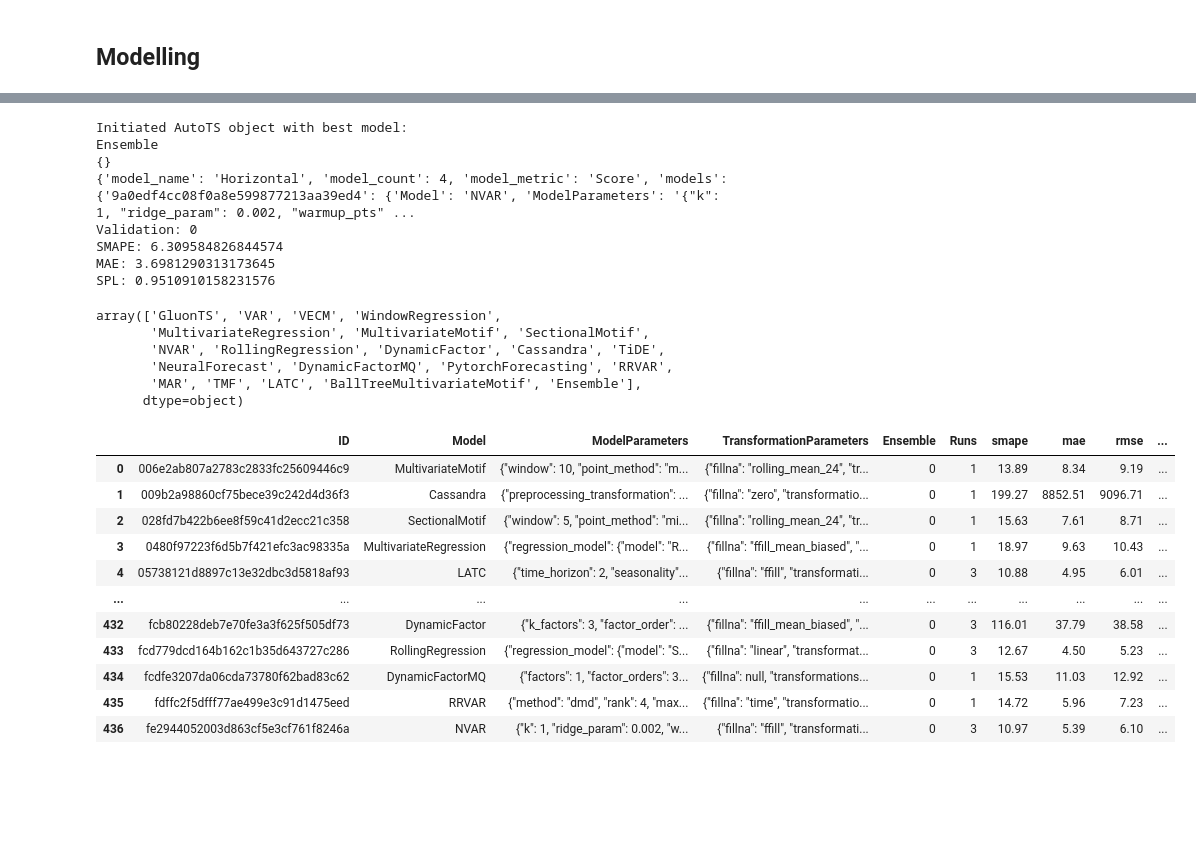
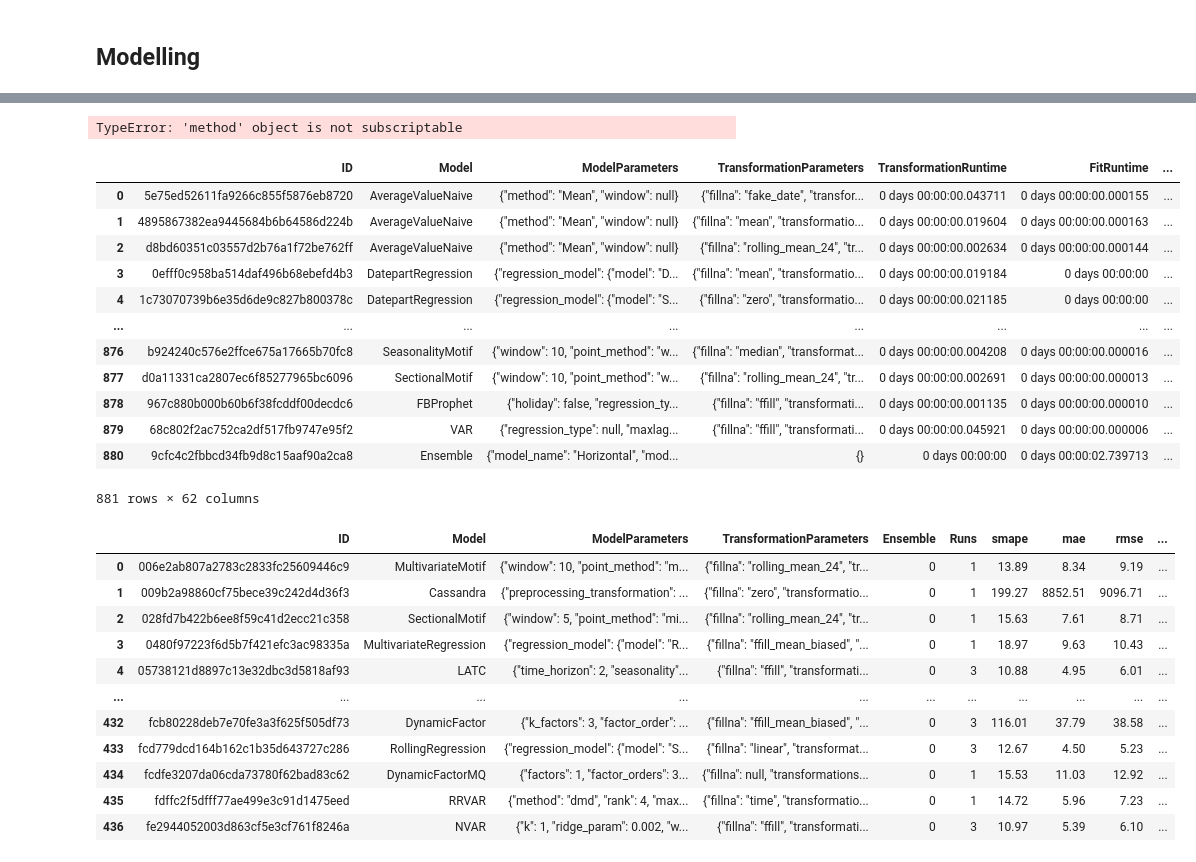
Before and after one commit to Narumanchi/forecasting_tool_Python, a Jupyter notebook: code snippets.ipynb, the cells around one changed output, grey strips where cells are left out. Drawn from its saved outputs; the diff is of its cells as text; code cells hidden in the pictures; blank space fills up the shorter version.

```diff
--- a/code snippets.ipynb
+++ b/code snippets.ipynb
@@ -319,23 +349,24 @@ Model Number: 65 with model Cassandra in generation 0 of 4
-# %%
-print(model)
-# %% [output]
-Initiated AutoTS object with best model:
-Ensemble
-{}
-{'model_name': 'Horizontal', 'model_count': 4, 'model_metric': 'Score', 'models': {'9a0edf4cc08f0a8e599877213aa39ed4': {'Model': 'NVAR', 'ModelParameters': '{"k": 1, "ridge_param": 0.002, "warmup_pts" ...
-Validation: 0
-SMAPE: 6.309584826844574
-MAE: 3.6981290313173645
-SPL: 0.9510910158231576
+# %%
+print("MAE:", model.results["mae"])
+print("RMSE:", model.results["rmse"])
+# %% [output]
+TypeError: 'method' object is not subscriptable
 # %%
-model.results()['Model'].unique()
+model.results()
 # %% [output]
+|  | ID | Model | ModelParameters | TransformationParameters | TransformationRuntime | FitRuntime | ... |
+| 0 | 5e75ed52611fa9266c855f5876eb8720 | AverageValueNaive | {"method": "Mean", "window": null} | {"fillna": "fake_date", "transfor... | 0 days 00:00:00.043711 | 0 days 00:00:00.000155 | ... |
+| 1 | 4895867382ea9445684b6b64586d224b | AverageValueNaive | {"method": "Mean", "window": null} | {"fillna": "mean", "transformatio... | 0 days 00:00:00.019604 | 0 days 00:00:00.000163 | ... |
+| 2 | d8bd60351c03557d2b76a1f72be762ff | AverageValueNaive | {"method": "Mean", "window": null} | {"fillna": "rolling_mean_24", "tr... | 0 days 00:00:00.002634 | 0 days 00:00:00.000144 | ... |
+| 3 | 0efff0c958ba514daf496b68ebefd4b3 | DatepartRegression | {"regression_model": {"model": "D... | {"fillna": "mean", "transformatio... | 0 days 00:00:00.019184 | 0 days 00:00:00 | ... |
+| 4 | 1c73070739b6e35d6de9c827b800378c | DatepartRegression | {"regression_model": {"model": "S... | {"fillna": "zero", "transformatio... | 0 days 00:00:00.021185 | 0 days 00:00:00 | ... |
+| ... | ... | ... | ... | ... | ... | ... | ... |
+| 876 | b924240c576e2ffce675a17665b70fc8 | SeasonalityMotif | {"window": 10, "point_method": "w... | {"fillna": "median", "transformat... | 0 days 00:00:00.004208 | 0 days 00:00:00.000016 | ... |
+| 877 | d0a11331ca2807ec6f85277965bc6096 | SectionalMotif | {"window": 10, "point_method": "w... | {"fillna": "rolling_mean_24", "tr... | 0 days 00:00:00.002691 | 0 days 00:00:00.000013 | ... |
+| 878 | 967c880b000b60b6f38fcddf00decdc6 | FBProphet | {"holiday": false, "regression_ty... | {"fillna": "ffill", "transformati... | 0 days 00:00:00.001135 | 0 days 00:00:00.000010 | ... |
+| 879 | 68c802f2ac752ca2df517fb9747e95f2 | VAR | {"regression_type": null, "maxlag... | {"fillna": "ffill", "transformati... | 0 days 00:00:00.045921 | 0 days 00:00:00.000006 | ... |
+| 880 | 9cfc4c2fbbcd34fb9d8c15aaf90a2ca8 | Ensemble | {"model_name": "Horizontal", "mod... | {} | 0 days 00:00:00 | 0 days 00:00:02.739713 | ... |
-array(['GluonTS', 'VAR', 'VECM', 'WindowRegression',
-       'MultivariateRegression', 'MultivariateMotif', 'SectionalMotif',
-       'NVAR', 'RollingRegression', 'DynamicFactor', 'Cassandra', 'TiDE',
-       'NeuralForecast', 'DynamicFactorMQ', 'PytorchForecasting', 'RRVAR',
-       'MAR', 'TMF', 'LATC', 'BallTreeMultivariateMotif', 'Ensemble'],
-      dtype=object)
+881 rows × 62 columns
 # %%
 model.results("validation")
 # %% [output]
```
Also changed, not shown: parts of 11 cells of this notebook.
